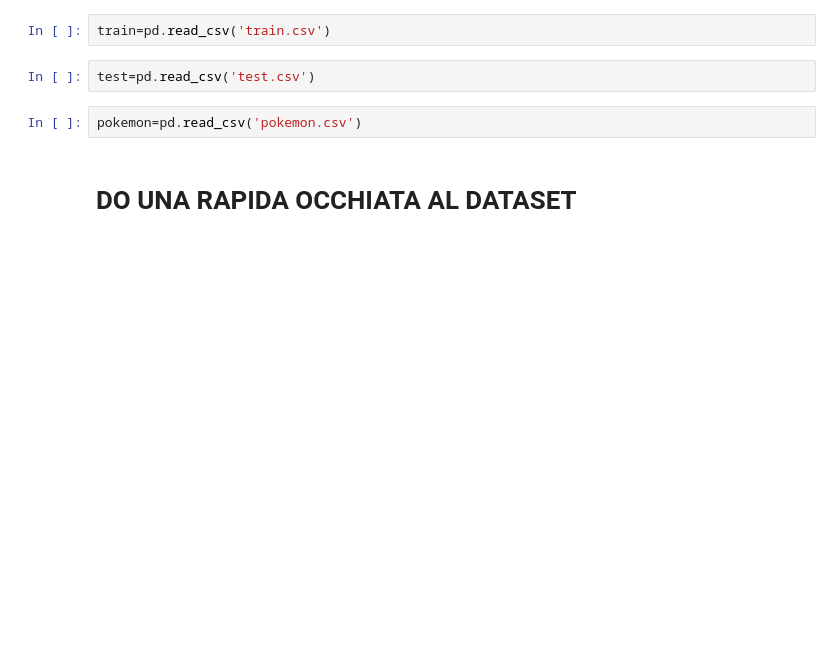
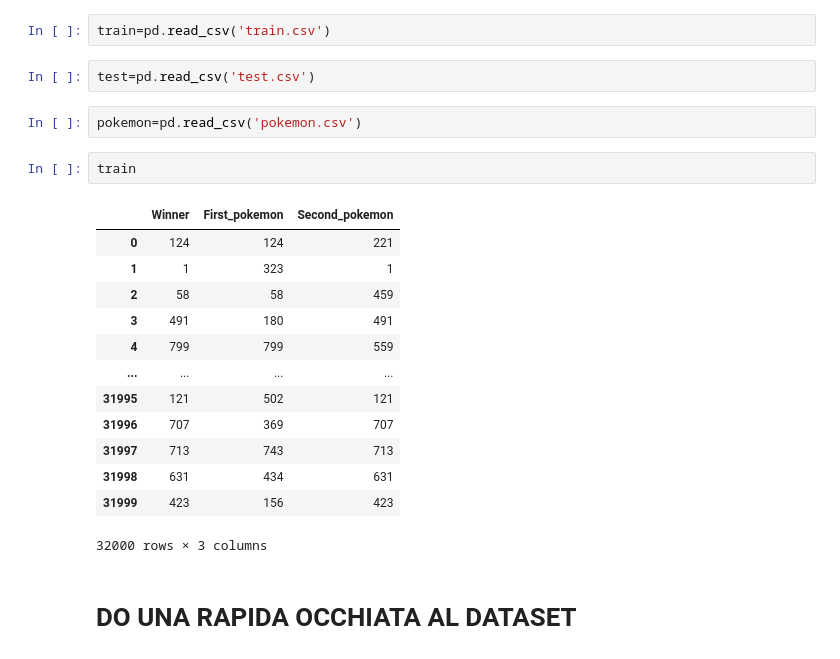
Before and after one commit to GiuliaMaragno/CHALLENGE_POKEMON, a Jupyter notebook: Training.ipynb, the cells around one changed output. Cells and saved outputs as stored; diff of their text form; blank space fills up the shorter version.

```diff
--- a/Training.ipynb
+++ b/Training.ipynb
@@ -27,5 +43,21 @@ train=pd.read_csv('train.csv')
 test=pd.read_csv('test.csv')
 # %%
 pokemon=pd.read_csv('pokemon.csv')
+# %%
+train
+# %% [output]
+|  | Winner | First_pokemon | Second_pokemon |
+| 0 | 124 | 124 | 221 |
+| 1 | 1 | 323 | 1 |
+| 2 | 58 | 58 | 459 |
+| 3 | 491 | 180 | 491 |
+| 4 | 799 | 799 | 559 |
+| ... | ... | ... | ... |
+| 31995 | 121 | 502 | 121 |
+| 31996 | 707 | 369 | 707 |
+| 31997 | 713 | 743 | 713 |
+| 31998 | 631 | 434 | 631 |
+| 31999 | 423 | 156 | 423 |
+32000 rows × 3 columns
 # %% [markdown]
 # DO UNA RAPIDA OCCHIATA AL DATASET
```
Also changed, not shown: parts of 37 cells of this notebook, 1 other file.
